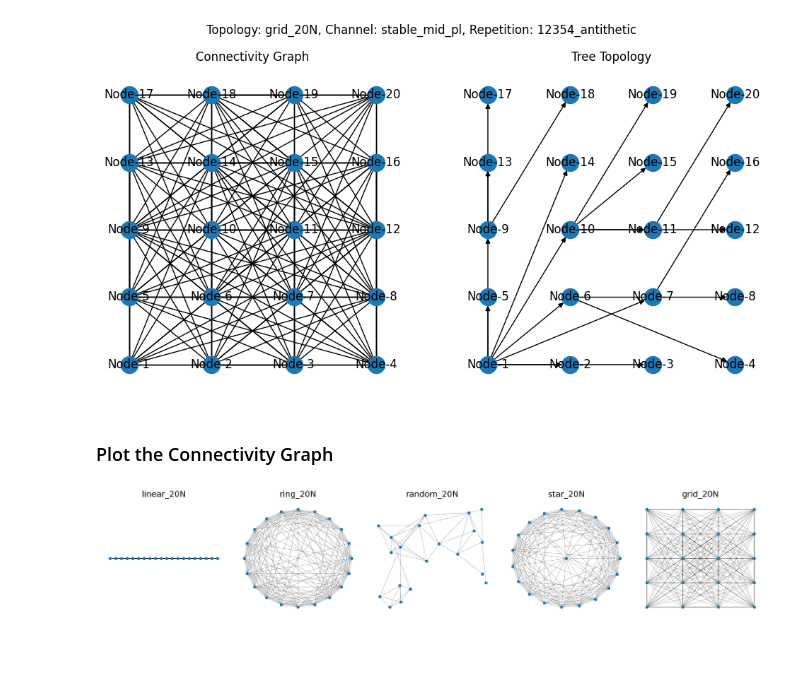
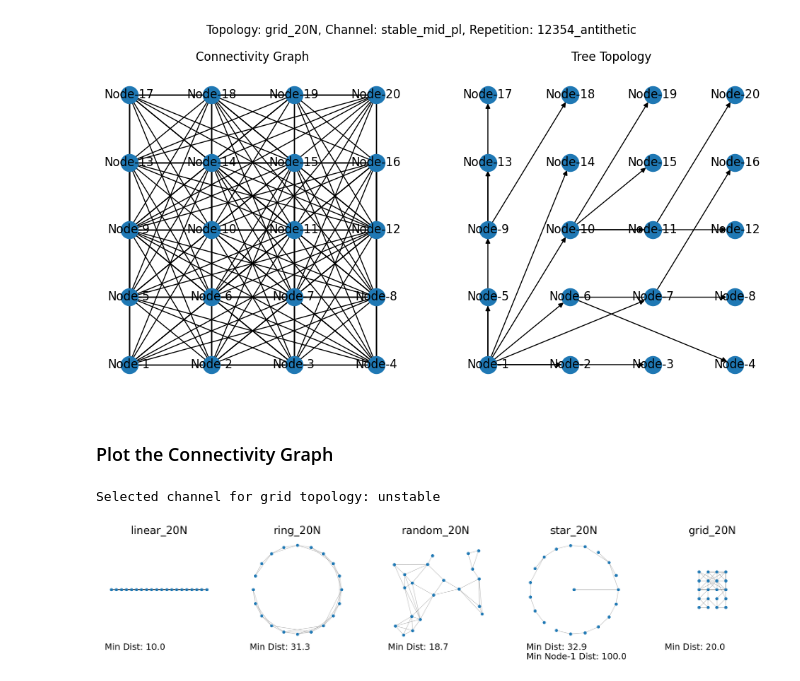
Before and after one commit to damiano-salvaterra/SPE-project, a Jupyter notebook: src/evaluation/analisys.ipynb, the cells around one changed output. Cells and saved outputs as stored; diff of their text form; code cells hidden in the pictures; blank space fills up the shorter version.

```diff
--- a/src/evaluation/analisys.ipynb
+++ b/src/evaluation/analisys.ipynb
@@ -44,7 +42,6 @@ if COMPUTE_HOP_STRETCH:
 
     HS_FOLDER = PROCESSED_RES_BATCH / "hop_stretch"
     HS_FOLDER.mkdir(exist_ok=True)
-
 
     def compute_repetition(repetition: RepetitionResults) -> pd.DataFrame:
         try:
@@ -60,7 +57,6 @@ if COMPUTE_HOP_STRETCH:
                 )
             else:
                 raise e
-
 
     worker_count = mp.cpu_count()
 
@@ -84,7 +80,9 @@ if COMPUTE_HOP_STRETCH:
                     hs = pool.map(
                         compute_repetition,
                         channel.repetitions,
-                        chunksize=max(1, len(channel.repetitions) // (mp.cpu_count() * 4)),
+                        chunksize=max(
+                            1, len(channel.repetitions) // (mp.cpu_count() * 4)
+                        ),
                     )
                 except Exception as e:
                     print(
@@ -119,7 +121,9 @@ for topology in results.topologies:
 
     nx.draw(t, get_positions_nx(rep), ax=axs[1], with_labels=True)
 
-    plt.suptitle(f"Topology: {topology.topology_type}, Channel: {random_channel.channel_type}, Repetition: {rep.id}")
+    plt.suptitle(
+        f"Topology: {topology.topology_type}, Channel: {random_channel.channel_type}, Repetition: {rep.id}"
+    )
     axs[0].set_title("Connectivity Graph")
     axs[1].set_title("Tree Topology")
 
@@ -135,36 +139,73 @@ for topology in results.topologies:
 # %%
 import matplotlib.pyplot as plt
 import numpy as np
 import networkx as nx
 
 # Create 1 row, 5 columns
 fig, axs = plt.subplots(1, 5, figsize=(25, 5))
 
 for i, topology in enumerate(results.topologies[:5]):
     random_channel = np.random.choice(topology.channels)
+    random_channel = topology.channels[2]
+    if topology.topology_type == "grid_20N":
+        random_channel = topology.channels[5]
+        print(f"Selected channel for grid topology: {random_channel.channel_type}")
     rep = np.random.choice(random_channel.repetitions)
 
     # Build connectivity graph only
     g = build_connectivity_graph(rep, 200)
 
     pos = get_positions_nx(rep)
-    # Draw on the corresponding axis
-    # nx.draw(
-    #     g,
-    #     pos=get_positions_nx(rep),
-    #     ax=axs[i],
-    #     with_labels=True,
-    #     node_size=100,
-    #     font_size=8
-    # )
+
+    # shift positions to center around (0, 0)
+    avg_x = np.mean([p[0] for p in pos.values()])
+    avg_y = np.mean([p[1] for p in pos.values()])
+    pos = {node: (p[0] - avg_x, p[1] - avg_y) for node, p in pos.items()}
+
+    min_dist = min(
+        np.linalg.norm(np.array(pos[u]) - np.array(pos[v])) for u in g.nodes() for v in g.neighbors(u) if u != v
+    )
+    min_node_1_dist = min(
+        np.linalg.norm(np.array(pos["Node-1"]) - np.array(node_pos))
+        for node_id, node_pos in pos.items()
+        if node_id != "Node-1"
+    )
+
     nx.draw_networkx_edges(g, pos, ax=axs[i], alpha=0.3)
     nx.draw_networkx_nodes(g, pos, ax=axs[i], node_size=50)
+    # nx.draw_networkx(g, pos, ax=axs[i], with_labels=False, node_size=50, alpha=0.7)
 
-    axs[i].set_title(f"{topology.topology_type}", fontsize=22)
+    axs[i].set_title(f"{topology.topology_type}", fontsize=28)
     axs[i].set_axis_off()
+    # axs[i].set_axis_on()
+    # axs[i].grid(True)
+    axs[i].set_xlim(-120, 120)
+    axs[i].set_ylim(-120, 120)
+    axs[i].set_xticks(np.arange(-120, 121, 30))
+    axs[i].set_yticks(np.arange(-120, 121, 30))
+    if topology.topology_type != "linear_20N":
+        axs[i].set_aspect("equal", adjustable="box")
+
+    axs[i].text(
+        0.05,
+        0.0,
+        (
+            f"Min Dist: {min_dist:.1f}"
+            + (
+                f"\nMin Node-1 Dist: {min_node_1_dist:.1f}"
+                if topology.topology_type == "star_20N"
+                else ""
+            )
+        ),
+        transform=axs[i].transAxes,
+        fontsize=23,
+        verticalalignment="top",
+    )
+
 
 # plt.suptitle("Connectivity Graphs of Five Topologies", fontsize=16)
 plt.tight_layout()
 plt.show()
 # %% [output]
+Selected channel for grid topology: unstable
-[figure, old version]
+[figure, new version]
```
Also changed, not shown: parts of 2 cells of this notebook, 3 other files.
